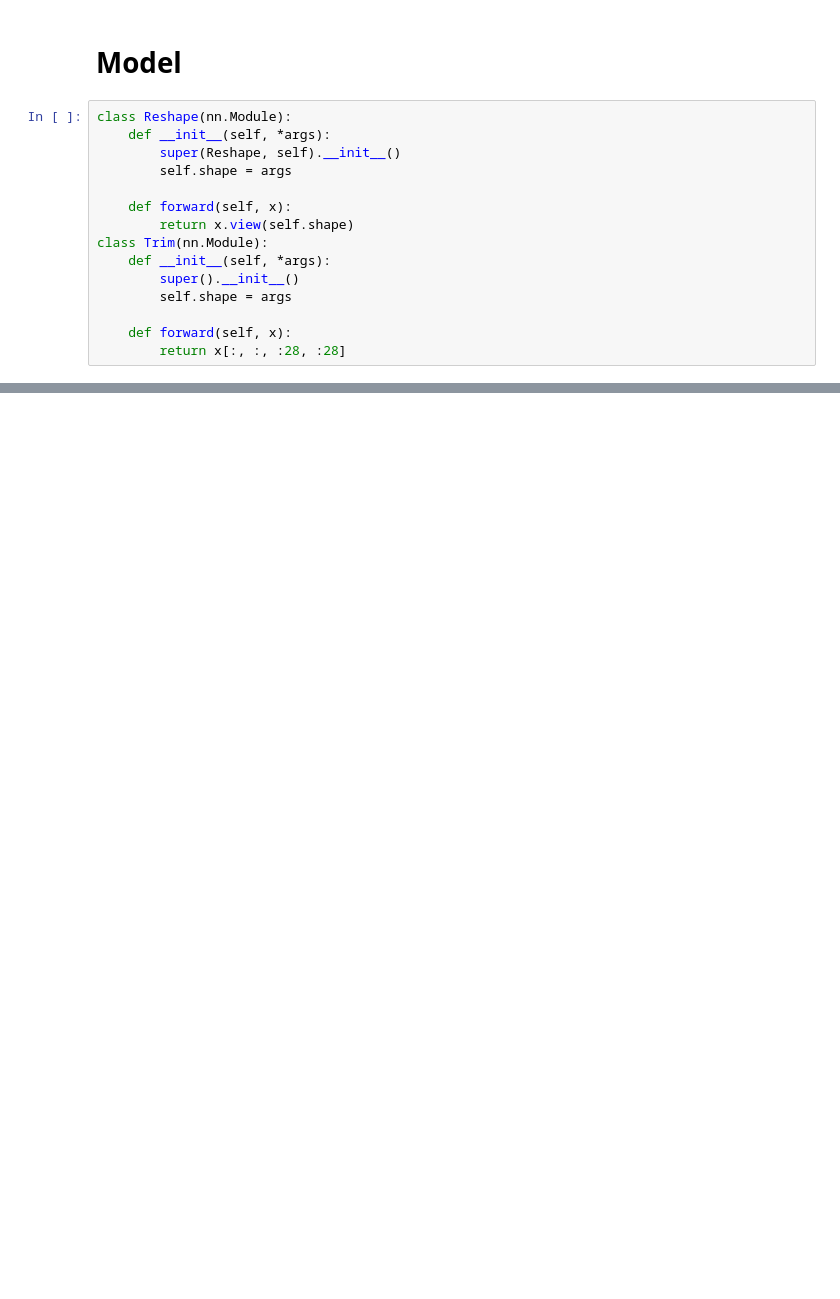
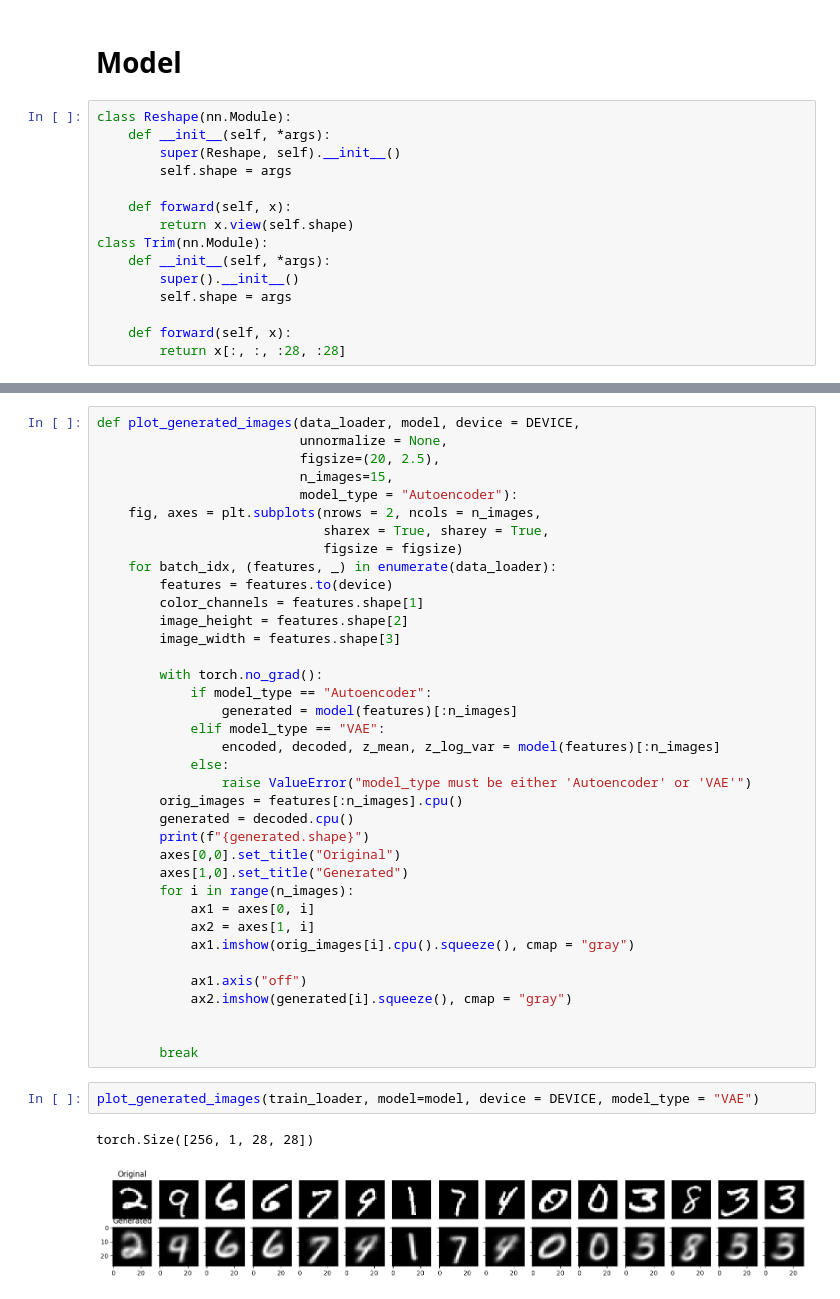
Before and after one commit to dr-bay/deep-learning-Raschka, a Jupyter notebook: L17/VAE_mnist_yasir.ipynb, the cells around one changed output, grey strips where cells are left out. Saved outputs shown, nothing was run; the diff lists cells and outputs as text; blank space fills up the shorter version.

```diff
--- a/L17/VAE_mnist_yasir.ipynb
+++ b/L17/VAE_mnist_yasir.ipynb
@@ -160,0 +294,42 @@ class VAE(nn.Module):
+# %%
+def plot_generated_images(data_loader, model, device = DEVICE,
+                          unnormalize = None,
+                          figsize=(20, 2.5),
+                          n_images=15,
+                          model_type = "Autoencoder"):
+    fig, axes = plt.subplots(nrows = 2, ncols = n_images,
+                             sharex = True, sharey = True,
+                             figsize = figsize)
+    for batch_idx, (features, _) in enumerate(data_loader):
+        features = features.to(device)
+        color_channels = features.shape[1]
+        image_height = features.shape[2]
+        image_width = features.shape[3]
+
+        with torch.no_grad():
+            if model_type == "Autoencoder":
+                generated = model(features)[:n_images]
+            elif model_type == "VAE":
+                encoded, decoded, z_mean, z_log_var = model(features)[:n_images]
+            else:
+                raise ValueError("model_type must be either 'Autoencoder' or 'VAE'")
+        orig_images = features[:n_images].cpu()
+        generated = decoded.cpu()
+        print(f"{generated.shape}")
+        axes[0,0].set_title("Original")
+        axes[1,0].set_title("Generated")
+        for i in range(n_images):
+            ax1 = axes[0, i]
+            ax2 = axes[1, i]
+            ax1.imshow(orig_images[i].cpu().squeeze(), cmap = "gray")
+
+            ax1.axis("off")
+            ax2.imshow(generated[i].squeeze(), cmap = "gray")
+
+
+        break
+# %%
+plot_generated_images(train_loader, model=model, device = DEVICE, model_type = "VAE")
+# %% [output]
+torch.Size([256, 1, 28, 28])
+[figure, added]
```
Also changed, not shown: parts of 17 cells of this notebook, 2 other files.
